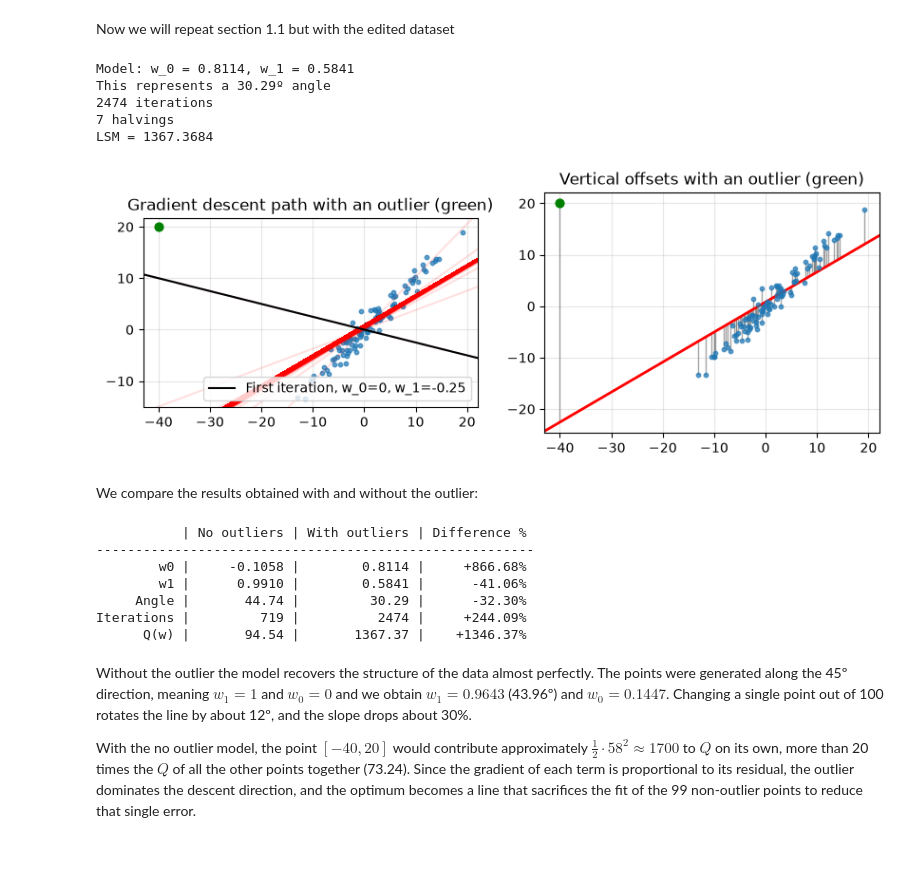
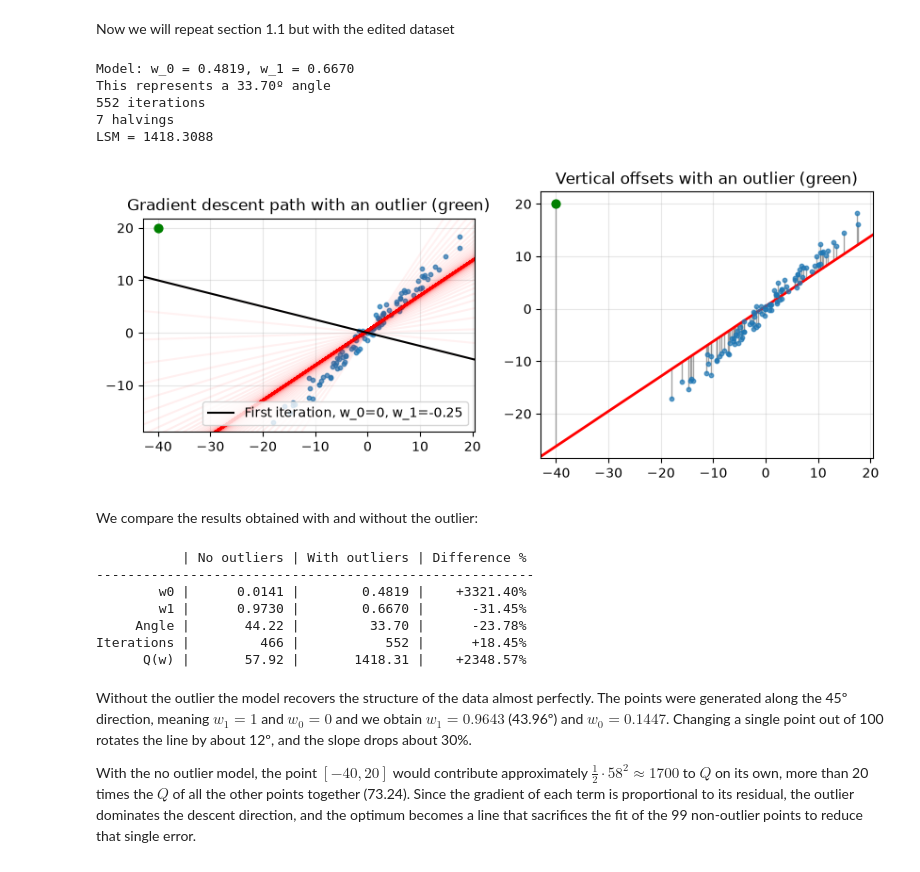
Before and after one commit to GCGCepi/Master_FPoDS, a Jupyter notebook: Optimization/Lab/Session 3/Session3.ipynb, the cells around one changed output. Drawn from its saved outputs; the diff is of its cells as text; code cells hidden in the pictures.

```diff
--- a/Optimization/Lab/Session 3/Session3.ipynb
+++ b/Optimization/Lab/Session 3/Session3.ipynb
@@ -84,19 +85,21 @@ def LSM_grad(array, w0, w1):
     return np.array([grad_w0, grad_w1])
 
 # I made alpha really small in order to show how the model improves itself
-def grad_desc_backtracking(f_lsm, grad_f_lsm, x0, x1, alpha0=0.001, tol=1e-5, max_iter=10000, alpha_min=1e-5):
+def grad_desc_backtracking(f, grad_f, x0, x1, alpha0=0.001, tol=1e-5, max_iter=10000, alpha_min=1e-5):
     x = np.array([x0, x1])
     path = [x]
     alphas = []
     n_halvings = 0
     alpha = alpha0
     for k in range(max_iter):
-        grad = grad_f_lsm(x)
+        grad = grad_f(x)
         if np.linalg.norm(grad) < tol:
             break
-        while f_lsm(x - alpha * grad) >= f_lsm(x) and alpha > alpha_min:
+        while f(x - alpha * grad) >= f(x) and alpha > alpha_min:
             alpha = alpha / 2
             n_halvings += 1
+        if f(x - alpha * grad) >= f(x): # if no advances are made and alpha has reached its minimum
+            break
         x = x - alpha * grad
         path.append(x)
         alphas.append(alpha)
@@ -124,7 +127,7 @@ fig, axs = plt.subplots(1, 2, figsize=(10, 8))
 axs[0].scatter(xs_LSM, ys_LSM, alpha=0.7, s=10)
 for k in range(len(path_LSM)):
     w0, w1 = path_LSM[k]
-    axs[0].axline((0, w0), slope=w1, color="red", alpha=0.32 + 0.04 * k / (len(path_LSM) - 1))
+    axs[0].axline((0, w0), slope=w1, color="red", alpha=0.05 + 0.5 * k / (len(path_LSM) - 1))
 axs[0].axline((0,path_LSM[0][0]), slope=path_LSM[0][1], color="black", label="First iteration, w_0=0, w_1=-0.25")
 axs[0].legend(loc="lower right")
 axs[0].set_title("Gradient descent path")
@@ -186,39 +189,39 @@ results_LSM_outlier = {"w0": path_LSM_outlier[-1][0], "w1": path_LSM_outlier[-1]
 
 w0_opt_LSM_outlier, w1_opt_LSM_outlier = path_LSM_outlier[-1]
 xs_LSM_outlier, ys_LSM_outlier = points_one_outlier[:, 0], points_one_outlier[:, 1]
 y_hat_LSM_outlier = w0_opt_LSM_outlier + w1_opt_LSM_outlier * xs_LSM_outlier
 residuals_LSM_outlier = ys_LSM_outlier - y_hat_LSM_outlier
 
 fig, axs = plt.subplots(1, 2, figsize=(10, 8))
 
 #Plot 1
 axs[0].scatter(xs_LSM_outlier, ys_LSM_outlier, alpha=0.7, s=10)
 for k in range(len(path_LSM_outlier)):
     w0, w1 = path_LSM_outlier[k]
-    axs[0].axline((0, w0), slope=w1, color="red", alpha=0.12 + 0.04 * k / (len(path_LSM_outlier) - 1))
+    axs[0].axline((0, w0), slope=w1, color="red", alpha=0.05 + 0.5 * k / (len(path_LSM_outlier) - 1))
 axs[0].axline((0,path_LSM_outlier[0][0]), slope=path_LSM_outlier[0][1], color="black", label="First iteration, w_0=0, w_1=-0.25")
 axs[0].scatter(*points_one_outlier[1], color="green", s=40, zorder=3)
 axs[0].legend(loc="lower right")
 axs[0].set_title("Gradient descent path with an outlier (green)")
 
 #Plot 2
 axs[1].vlines(xs_LSM_outlier, y_hat_LSM_outlier, ys_LSM_outlier, color="gray", lw=1, alpha=0.7)
 axs[1].scatter(xs_LSM_outlier, ys_LSM_outlier, alpha=0.7, s=10, zorder=3)
 axs[1].axline((0, w0_opt_LSM_outlier), slope=w1_opt_LSM_outlier, color="red", lw=2)
 axs[1].scatter(*points_one_outlier[1], color="green", s=40, zorder=3)
 axs[1].set_title("Vertical offsets with an outlier (green)")
 
 for ax in axs:
     ax.set_aspect("equal")
     ax.grid(alpha=0.3)
 plt.show()
 # %% [output]
-Model: w_0 = 0.8114, w_1 = 0.5841
-This represents a 30.29º angle
-2474 iterations
+Model: w_0 = 0.4819, w_1 = 0.6670
+This represents a 33.70º angle
+552 iterations
 7 halvings
-LSM = 1367.3684
+LSM = 1418.3088
-[figure, old version]
+[figure, new version]
 # %% [markdown]
 We compare the results obtained with and without the outlier:
 # %%
@@ -235,11 +238,11 @@ print(f"{'Q(w)':>10} | {Q_LSM:>11.2f} | {Q_LSM_outlier:>13.2f} | {100 * (Q_LSM_o
 # %% [output]
            | No outliers | With outliers | Difference %
 --------------------------------------------------------
-        w0 |     -0.1058 |        0.8114 |     +866.68%
-        w1 |      0.9910 |        0.5841 |      -41.06%
-     Angle |       44.74 |         30.29 |      -32.30%
-Iterations |         719 |          2474 |     +244.09%
-      Q(w) |       94.54 |       1367.37 |    +1346.37%
+        w0 |      0.0141 |        0.4819 |    +3321.40%
+        w1 |      0.9730 |        0.6670 |      -31.45%
+     Angle |       44.22 |         33.70 |      -23.78%
+Iterations |         466 |           552 |      +18.45%
+      Q(w) |       57.92 |       1418.31 |    +2348.57%
 # %% [markdown]
 Without the outlier the model recovers the structure of the data almost perfectly. The points were generated along the 45º direction, meaning $w_{1} = 1$ and $w_{0} = 0$ and we obtain $w_1 = 0.9643$ (43.96º) and $w_0 = 0.1447$.
 Changing a single point out of 100 rotates the line by about 12º, and the slope drops about 30%.
```
Also changed, not shown: parts of 36 cells of this notebook.
